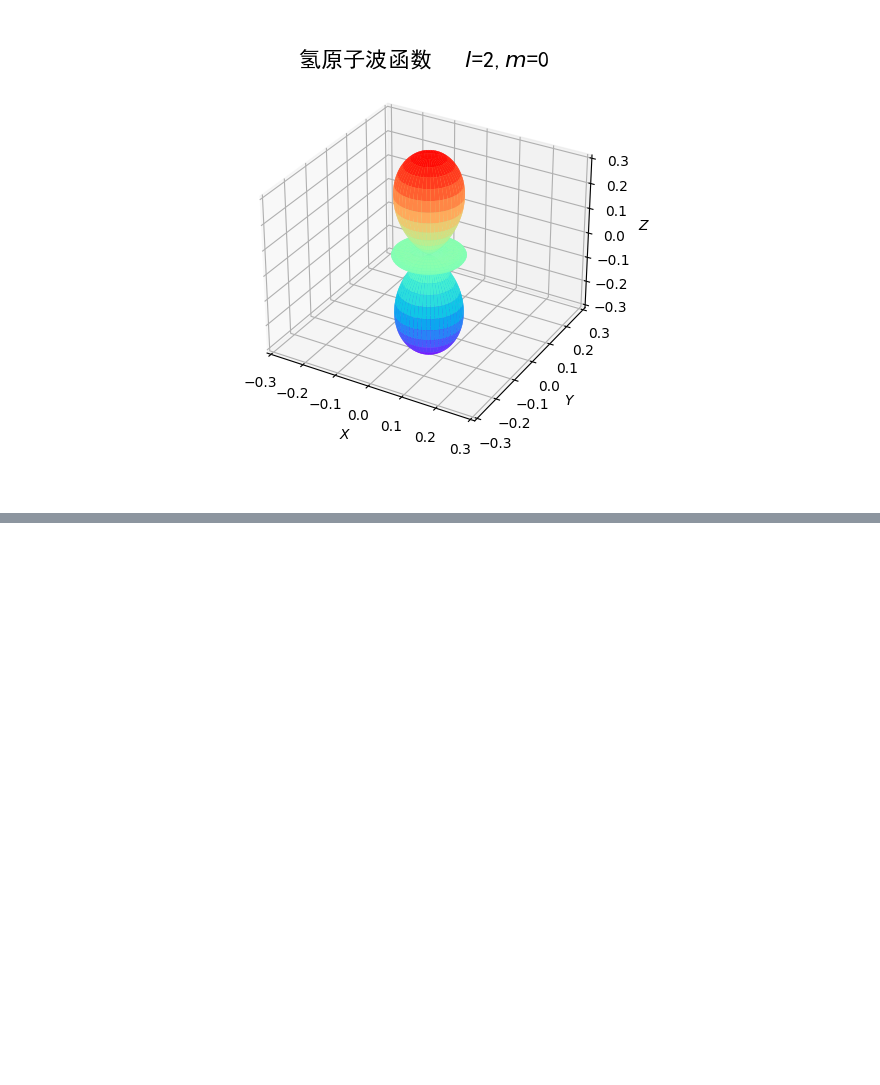
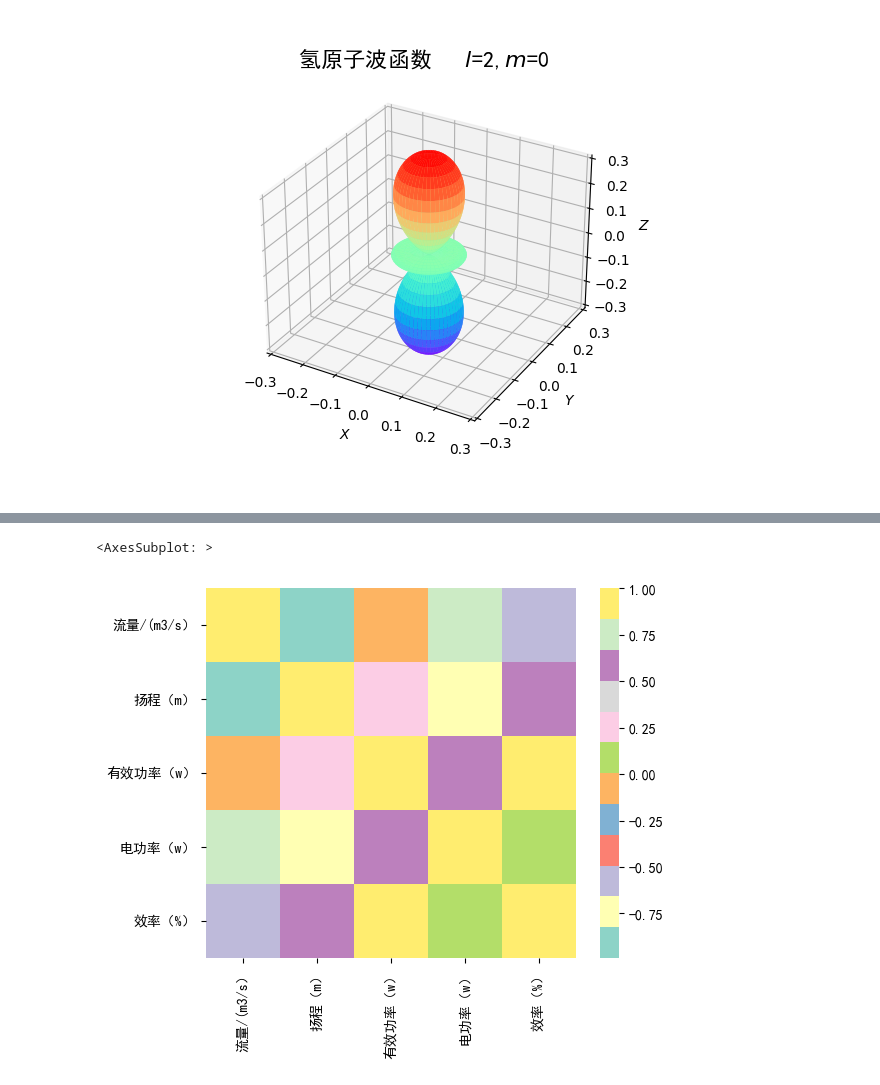
Before and after one commit to neverpartZY/Document, a Jupyter notebook: xecise.ipynb, the cells around one changed output, grey strips where cells are left out. Cells and saved outputs as stored; diff of their text form; code cells hidden in the pictures; blank space fills up the shorter version.

```diff
--- a/xecise.ipynb
+++ b/xecise.ipynb
@@ -87,0 +43,15 @@ AppLayout(children=(FloatSlider(value=1.0, description='Factor:', layout=Layout(
+# %%
+
+from mpl_toolkits.axes_grid1 import host_subplot
+from mpl_toolkits import axisartist
+import matplotlib.pyplot as plt
+import numpy as np
+import pandas as pd
+from matplotlib import  font_manager
+import seaborn as sns
+plt.rcParams['font.family']=['SimHei']#设置字体为harmony
+plt.rcParams['axes.unicode_minus']=False#设置正常显示
+
+f = pd.read_excel(r'D:\实验及上课文件\化工原理实验\离心泵特征曲线.xlsx',header=1)
+f1 = f.iloc[:15,8:13].drop(11,axis=0)
+f1.head()
@@ -87,0 +65,3 @@ AppLayout(children=(FloatSlider(value=1.0, description='Factor:', layout=Layout(
+# %%
+result = f1.corr(method='pearson')
+result
@@ -87,0 +75,5 @@ AppLayout(children=(FloatSlider(value=1.0, description='Factor:', layout=Layout(
+# %%
+sns.heatmap(result, vmax=1, square=True, cmap=plt.get_cmap('Set3'))
+# %% [output]
+<AxesSubplot: >
+[figure, added]
```
Also changed, not shown: parts of 3 cells of this notebook, 1 other file.
